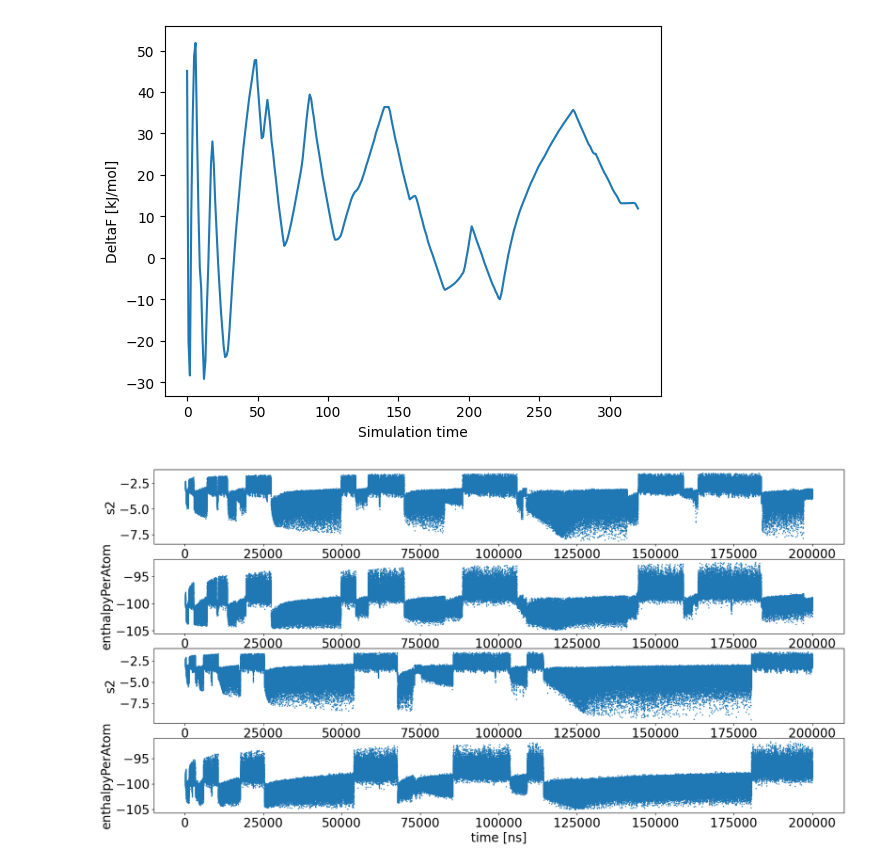
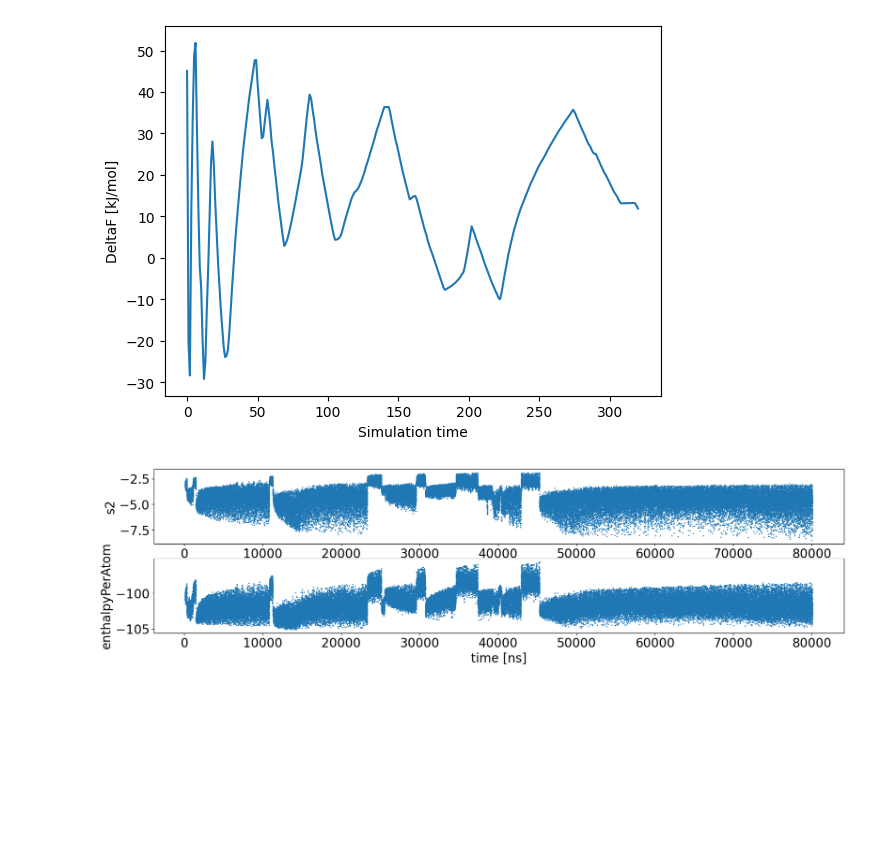
Before and after one commit to yaminbens/Proj23, a Jupyter notebook: Entropy-Enthalpy.ipynb, the cells around one changed output. Saved outputs shown, nothing was run; the diff lists cells and outputs as text; code cells hidden in the pictures; blank space fills up the shorter version.

```diff
--- a/Entropy-Enthalpy.ipynb
+++ b/Entropy-Enthalpy.ipynb
@@ -264,35 +266,35 @@ Text(0, 0.5, 'DeltaF [kJ/mol]')
 [figure]
 # %%
 # visualize CV file
-data500=plumed.read_as_pandas("../../Vashti/metadNa350/colvar/COLVAR")
-data200=plumed.read_as_pandas("../../Vashti/metadNa350_300ns_pace200/colvar/COLVAR")
+data=plumed.read_as_pandas("../../Vashti/metadNa300/colvar/COLVAR")
+# data200=plumed.read_as_pandas("../../Vashti/metadNa350_300ns_pace200/colvar/COLVAR")
 labels = ['s2', 'ene', 'vol', 'enthalpy', 'enthalpyPerAtom', 'metad.bias', 'metad.rbias', 'metad.rct' ]
 fontsize = 20
 font = {'family': 'sans', 'weight': 'normal', 'size': fontsize}
 rc('font', **font)
 
 fig = plt.figure(figsize=(20, 10))
 
 ax1 = fig.add_subplot(4,1,1)
-plt.plot(data500["time"][:200000],data500["s2"][:200000],'o', ms=1)
+plt.plot(data["time"][:],data["s2"][:],'o', ms=1)
 plt.xlabel("time [ns]")
 plt.ylabel("s2")
 
 ax1 = fig.add_subplot(4,1,2)
-plt.plot(data500["time"][:200000],data500["enthalpyPerAtom"][:200000],'o', ms=1)
+plt.plot(data["time"][:],data["enthalpyPerAtom"][:],'o', ms=1)
 plt.xlabel("time [ns]")
 plt.ylabel("enthalpyPerAtom")
 
-ax1 = fig.add_subplot(4,1,3)
-plt.plot(data200["time"][:200000],data200["s2"][:200000],'o', ms=1)
-plt.xlabel("time [ns]")
-plt.ylabel("s2")
+# ax1 = fig.add_subplot(4,1,3)
+# plt.plot(data200["time"][:],data200["s2"][:],'o', ms=1)
+# plt.xlabel("time [ns]")
+# plt.ylabel("s2")
 
-ax1 = fig.add_subplot(4,1,4)
-plt.plot(data200["time"][:200000],data200["enthalpyPerAtom"][:200000],'o', ms=1)
-plt.xlabel("time [ns]")
-plt.ylabel("enthalpyPerAtom")
+# ax1 = fig.add_subplot(4,1,4)
+# plt.plot(data200["time"][:],data200["enthalpyPerAtom"][:],'o', ms=1)
+# plt.xlabel("time [ns]")
+# plt.ylabel("enthalpyPerAtom")
 
 plt.show()
 # %% [output]
-[figure, old version]
+[figure, new version]
```
Also changed, not shown: parts of 1 cell of this notebook.
